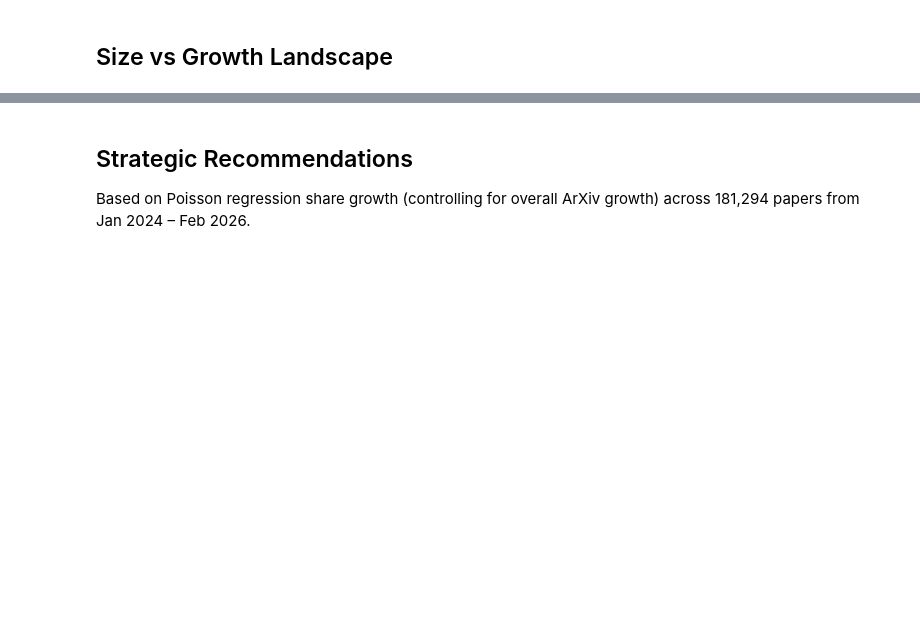
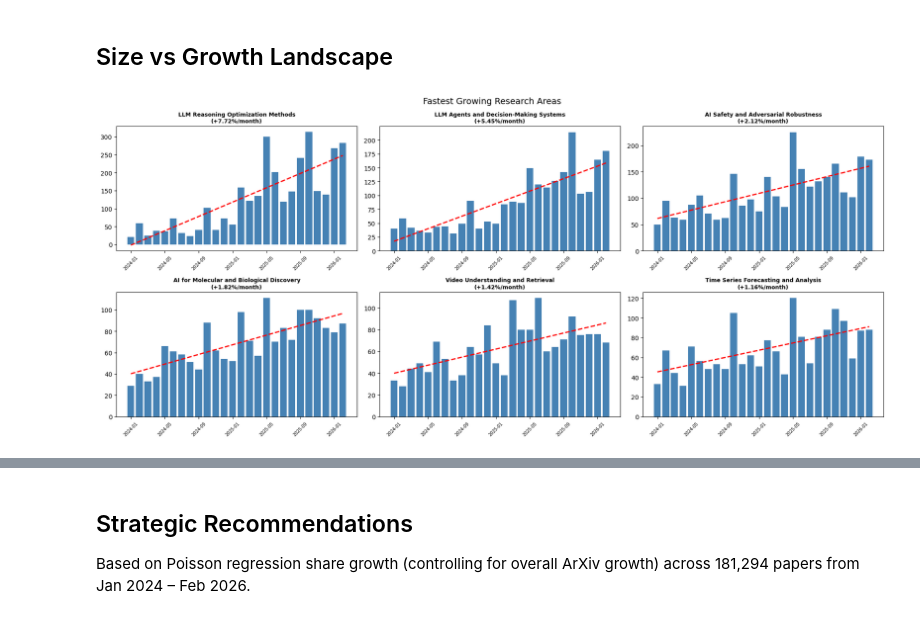
Before and after one commit to dinosmuc/arxiv-ai-trends, a Jupyter notebook: notebooks/07_trends_and_insights.ipynb, the cells around one changed output, grey strips where cells are left out. Cells and saved outputs as stored; diff of their text form; code cells hidden in the pictures; blank space fills up the shorter version.

Commit message:
feat: add trends notebook with Poisson regression growth analysis

```diff
--- a/notebooks/07_trends_and_insights.ipynb
+++ b/notebooks/07_trends_and_insights.ipynb
@@ -230,2 +235,32 @@ plt.show()
 # %% [markdown]
 ## Size vs Growth Landscape
+# %%
+# Top 6 growing (by Poisson share growth, significant only)
+top_growing = (
+    poisson_df[(poisson_df["Significant"]) & (poisson_df["Share Growth %/month"] > 0)]
+    .head(6)["Cluster"]
+    .tolist()
+)
+
+fig, axes = plt.subplots(2, 3, figsize=(18, 8))
+axes = axes.flatten()
+
+for ax, name in zip(axes, top_growing):
+    data = monthly_clusters[name]
+    x_vals = range(len(data))
+    ax.bar(x_vals, data.values, color="steelblue", width=0.8)
+
+    # Add trend line
+    slope, intercept, _, _, _ = stats.linregress(x_vals, data.values)
+    ax.plot(x_vals, intercept + slope * np.array(x_vals), "r--", linewidth=2)
+
+    growth = poisson_df[poisson_df["Cluster"] == name]["Share Growth %/month"].values[0]
+    ax.set_title(f"{name}\n(+{growth}%/month)", fontsize=9, fontweight="bold")
+    ax.set_xticks(range(0, len(data), 4))
+    ax.set_xticklabels([str(m) for m in data.index[::4]], rotation=45, fontsize=7)
+
+plt.suptitle("Fastest Growing Research Areas", fontsize=14)
+plt.tight_layout()
+plt.show()
+# %% [output]
+[figure, added]
```
Also changed, not shown: parts of 3 cells of this notebook, 2 other files.
